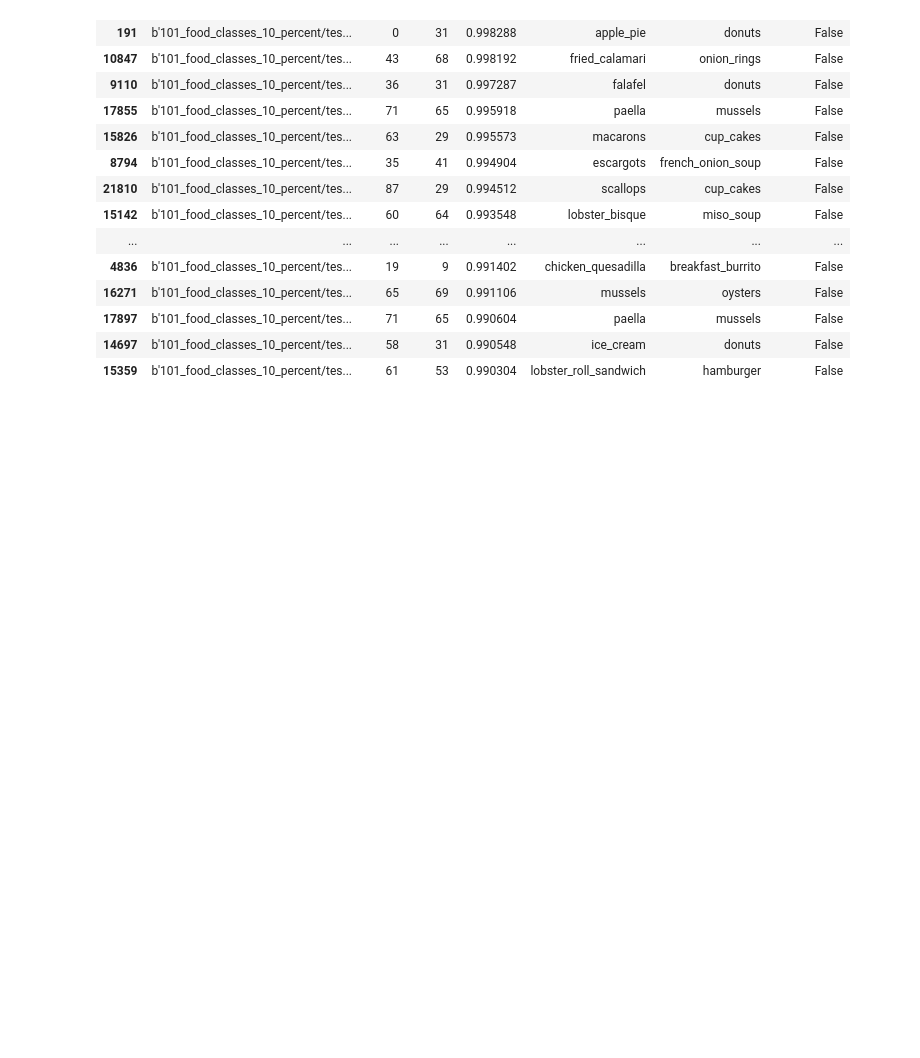
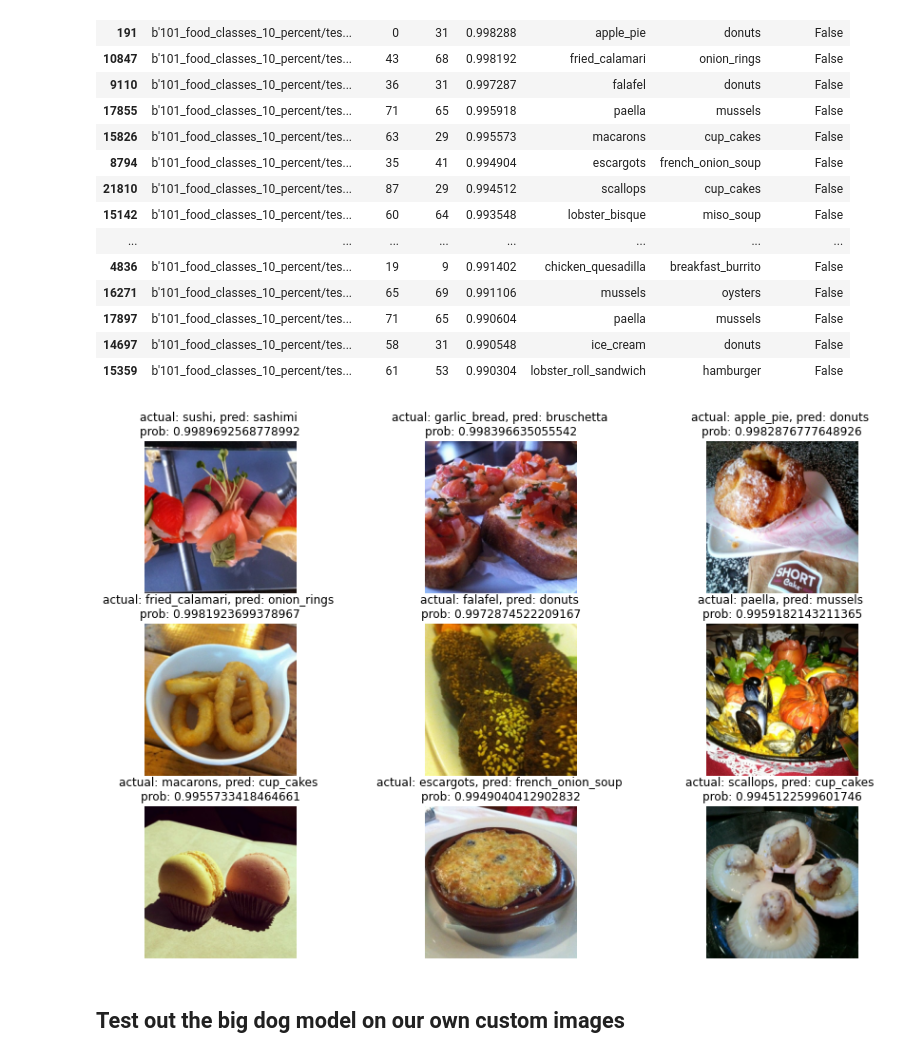
Before and after one commit to mehmetkesik/tensorflow-basics, a Jupyter notebook: 06_transfer_learning_in_tensorflow_scaling_up.ipynb, the cells around one changed output. Cells and saved outputs as stored; diff of their text form; code cells hidden in the pictures; blank space fills up the shorter version.

```diff
--- a/06_transfer_learning_in_tensorflow_scaling_up.ipynb
+++ b/06_transfer_learning_in_tensorflow_scaling_up.ipynb
@@ -761,0 +760,16 @@ top_100_wrong.head(20)
+# %%
+# 5. Visualize the test data samples which have the wrong prediction but highest pred probability
+images_to_view = 9
+start_index = 0
+plt.figure(figsize=(15, 10))
+for i, row in enumerate(top_100_wrong[start_index:start_index+images_to_view].itertuples()):
+  plt.subplot(3, 3, i+1)
+  img = load_and_prep_image(row[1], scale=False)
+  _, _, _, _, pred_prob, y_true_classname, y_pred_classname, _ = row
+  plt.imshow(img/255.)
+  plt.title(f"actual: {y_true_classname}, pred: {y_pred_classname} \nprob: {pred_prob}")
+  plt.axis(False)
+# %% [output]
+[figure, added]
+# %% [markdown]
+## Test out the big dog model on our own custom images
```
Also changed, not shown: parts of 10 cells of this notebook.
